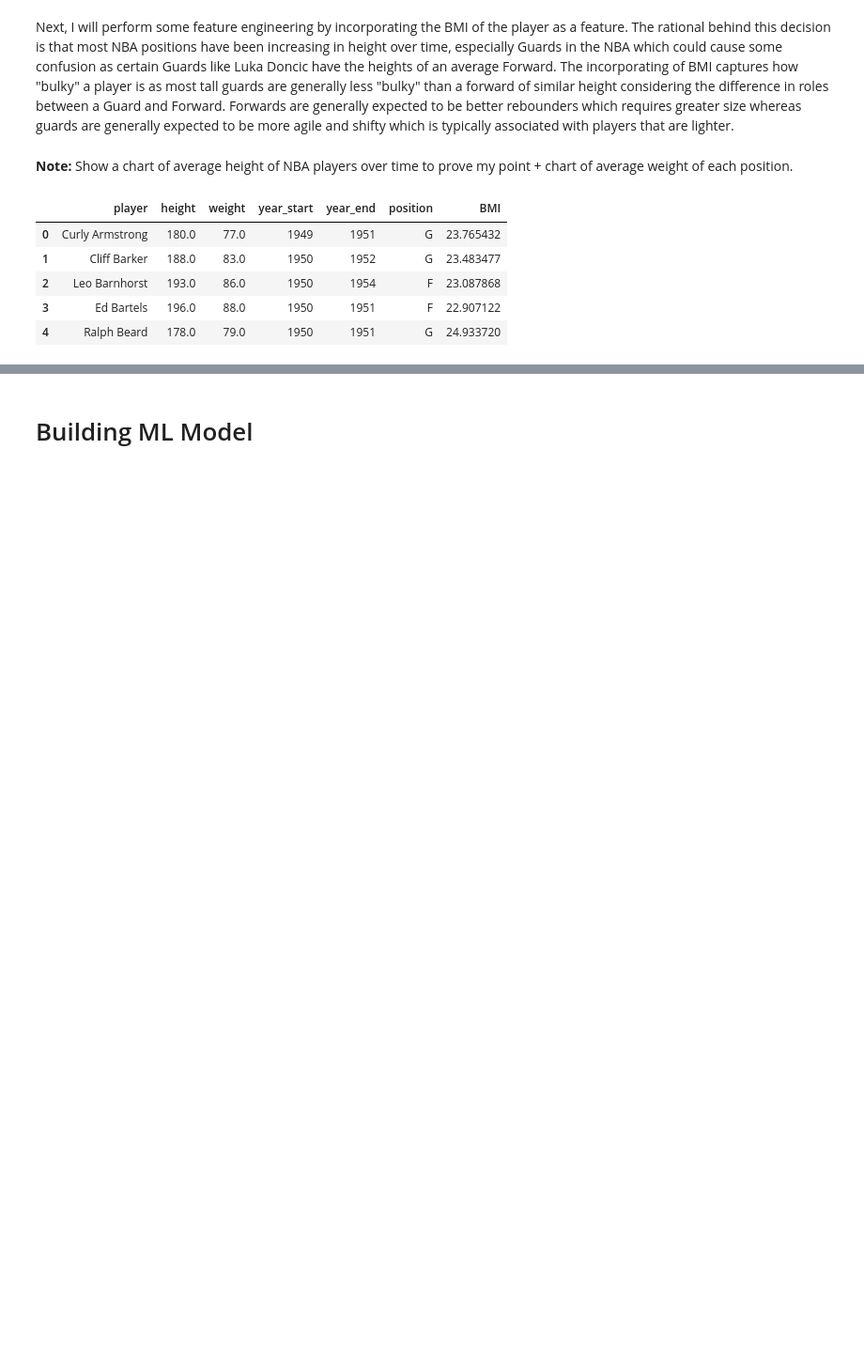
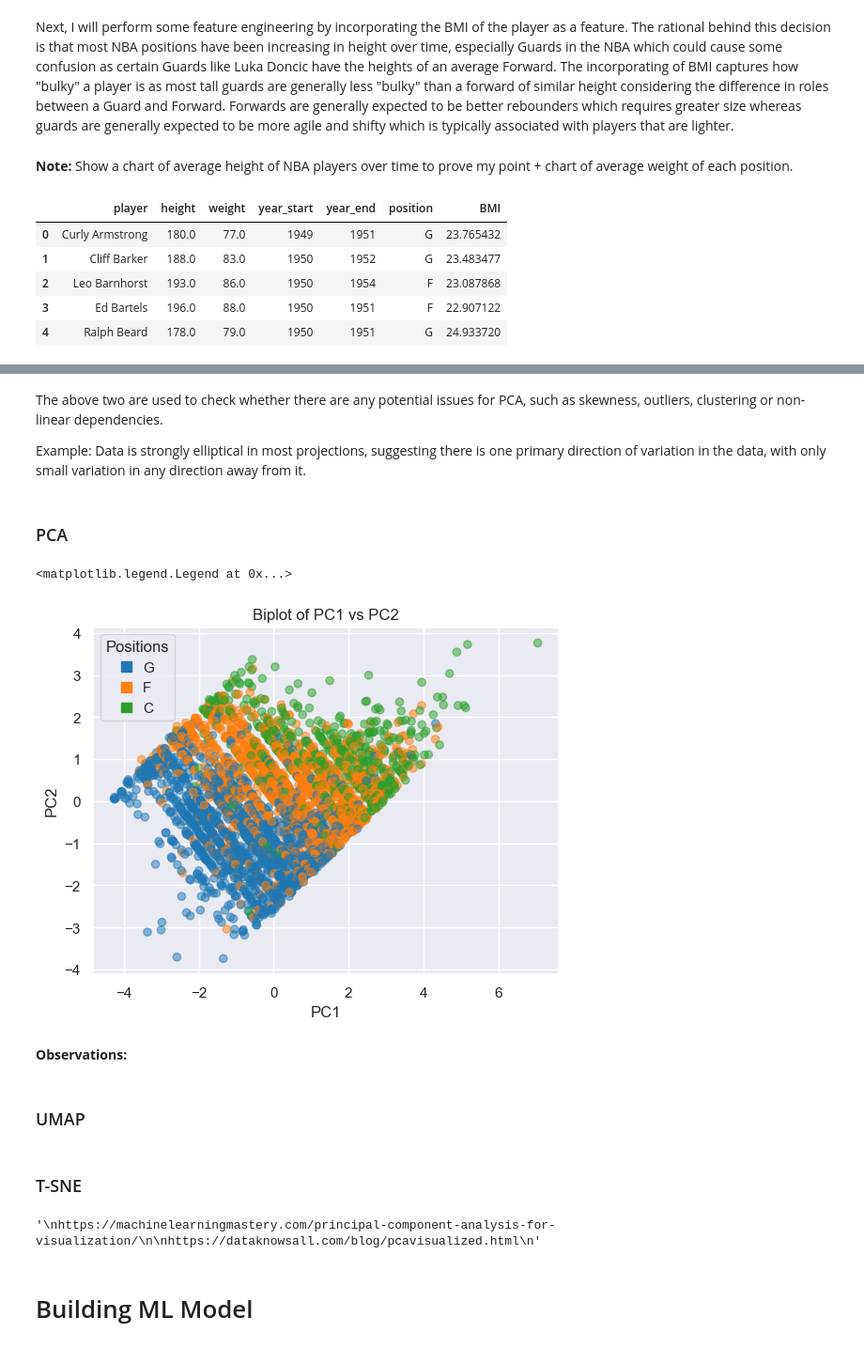
Before and after one commit to danielliu2707/positionn, a Jupyter notebook: physical_dimensions.ipynb, the cells around one changed output, grey strips where cells are left out. Shown: that part at 94% size. Cells and saved outputs as stored; diff of their text form; code cells hidden in the pictures; blank space fills up the shorter version.

```diff
--- a/physical_dimensions.ipynb
+++ b/physical_dimensions.ipynb
@@ -193,3 +249,51 @@ Explanation: NBA Players dimensions have changed drastically over time. Can inse
+# %% [markdown]
+The above two are used to check whether there are any potential issues for PCA, such as skewness, outliers, clustering or non-linear dependencies.
+
+Example: Data is strongly elliptical in most projections, suggesting there is one primary direction of variation in the data, with only small variation in any direction away from it.
+# %% [markdown]
+### PCA
+# %%
+# Compute PCA
+pca = PCA(n_components=2)
+projected_data = pca.fit_transform(pca_player_data.drop('position', axis = 1))
+# %%
+# Data in the model space (2 PC) to see if there is noticeable separation
+# Clearly not
+
+# Plot the first two PCs to learn more about the data
+levels, categories = pd.factorize(pca_player_data['position'])
+colors = [plt.cm.tab10(i) for i in levels] # using the "tab10" colormap
+handles = [matplotlib.patches.Patch(color=plt.cm.tab10(i), label=c) for i, c in enumerate(categories)]
+
+plt.scatter(
+    x = projected_data[:, 0],
+    y = projected_data[:, 1],
+    c = colors,
+    alpha = 0.5
+)
+
+plt.xlabel("PC1")
+plt.ylabel("PC2")
+plt.title("Biplot of PC1 vs PC2")
+plt.legend(handles=handles, title='Positions',handlelength = 0.7)
+# %% [output]
+<matplotlib.legend.Legend at 0x...>
+[figure, added]
+# %% [markdown]
+**Observations:**
+# %% [markdown]
+### UMAP
+# %% [markdown]
+### T-SNE
+# %%
+# Overall conclusions from visualisation - Would a simple or complex model be required?
+"""
+https://machinelearningmastery.com/principal-component-analysis-for-visualization/
+
+https://dataknowsall.com/blog/pcavisualized.html
+"""
+# %% [output]
+'\nhttps://machinelearningmastery.com/principal-component-analysis-for-visualization/\n\nhttps://dataknowsall.com/blog/pcavisualized.html\n'
 # %% [markdown]
 # Building ML Model
 # %%
```
Also changed, not shown: parts of 46 cells of this notebook, 3 other files.
